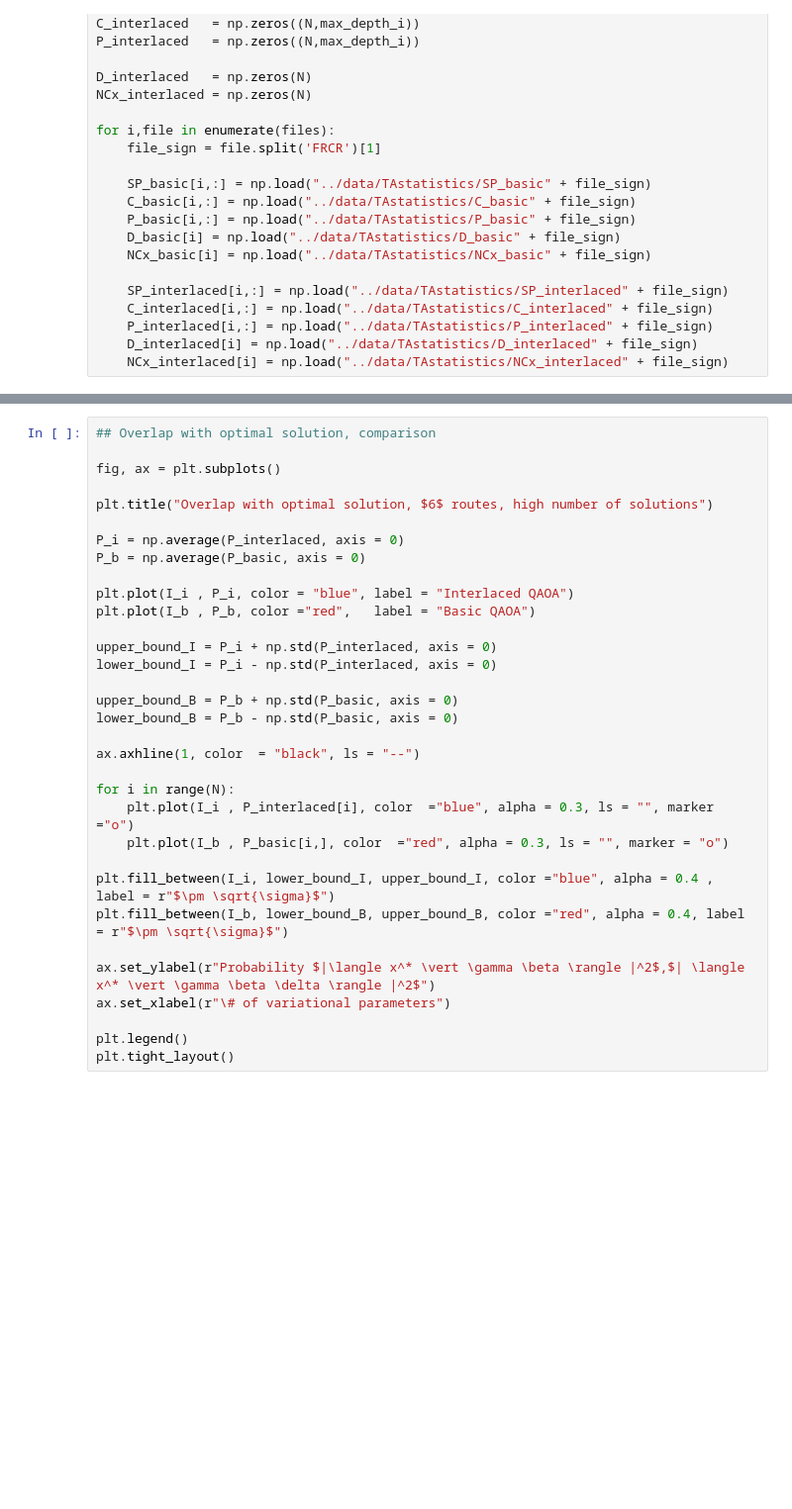
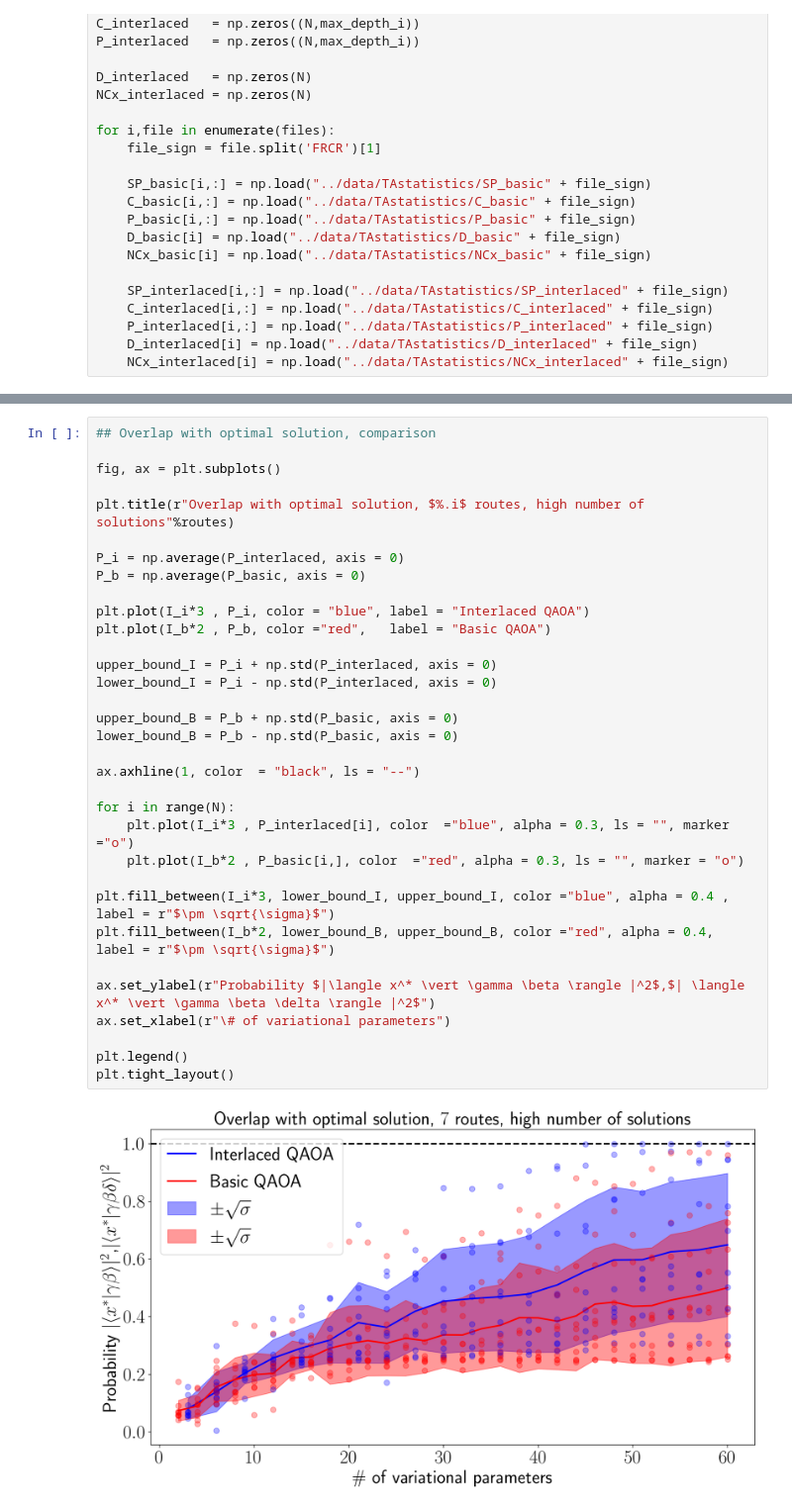
Before and after one commit to OpenQuantumComputing/optimization, a Jupyter notebook: tailassignment_stats.ipynb, the cells around one changed output, grey strips where cells are left out. Shown at 99% size. Saved outputs shown, nothing was run; the diff lists cells and outputs as text; blank space fills up the shorter version.

```diff
--- a/tailassignment_stats.ipynb
+++ b/tailassignment_stats.ipynb
@@ -272,36 +282,38 @@ ax.legend(bbox_to_anchor=(0., 0.9, 1., 0.1), loc=3,
 # %%
 ## Overlap with optimal solution, comparison
 
 fig, ax = plt.subplots()
 
-plt.title("Overlap with optimal solution, $6$ routes, high number of solutions")
+plt.title(r"Overlap with optimal solution, $%.i$ routes, high number of solutions"%routes)
 
 P_i = np.average(P_interlaced, axis = 0)
 P_b = np.average(P_basic, axis = 0)
 
-plt.plot(I_i , P_i, color = "blue", label = "Interlaced QAOA")
-plt.plot(I_b , P_b, color ="red",   label = "Basic QAOA")
+plt.plot(I_i*3 , P_i, color = "blue", label = "Interlaced QAOA")
+plt.plot(I_b*2 , P_b, color ="red",   label = "Basic QAOA")
 
 upper_bound_I = P_i + np.std(P_interlaced, axis = 0)
 lower_bound_I = P_i - np.std(P_interlaced, axis = 0)
 
 upper_bound_B = P_b + np.std(P_basic, axis = 0)
 lower_bound_B = P_b - np.std(P_basic, axis = 0)
 
 ax.axhline(1, color  = "black", ls = "--")
 
 for i in range(N):
-    plt.plot(I_i , P_interlaced[i], color  ="blue", alpha = 0.3, ls = "", marker ="o")
-    plt.plot(I_b , P_basic[i,], color  ="red", alpha = 0.3, ls = "", marker = "o")
+    plt.plot(I_i*3 , P_interlaced[i], color  ="blue", alpha = 0.3, ls = "", marker ="o")
+    plt.plot(I_b*2 , P_basic[i,], color  ="red", alpha = 0.3, ls = "", marker = "o")
 
-plt.fill_between(I_i, lower_bound_I, upper_bound_I, color ="blue", alpha = 0.4 , label = r"$\pm \sqrt{\sigma}$")
-plt.fill_between(I_b, lower_bound_B, upper_bound_B, color ="red", alpha = 0.4, label = r"$\pm \sqrt{\sigma}$")
+plt.fill_between(I_i*3, lower_bound_I, upper_bound_I, color ="blue", alpha = 0.4 , label = r"$\pm \sqrt{\sigma}$")
+plt.fill_between(I_b*2, lower_bound_B, upper_bound_B, color ="red", alpha = 0.4, label = r"$\pm \sqrt{\sigma}$")
 
 ax.set_ylabel(r"Probability $|\langle x^* \vert \gamma \beta \rangle |^2$,$| \langle x^* \vert \gamma \beta \delta \rangle |^2$")
 ax.set_xlabel(r"\# of variational parameters")
 
 plt.legend()
 plt.tight_layout()
+# %% [output]
+[figure, added]
 # %%
 FR = np.array([[1,0,1],[0,1,1]])
 CR = np.array([1,1,1])
```
Also changed, not shown: parts of 9 cells of this notebook.
